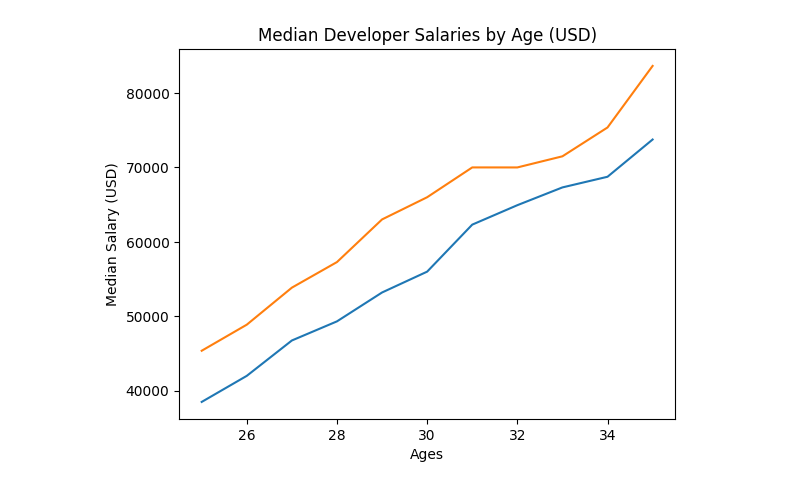
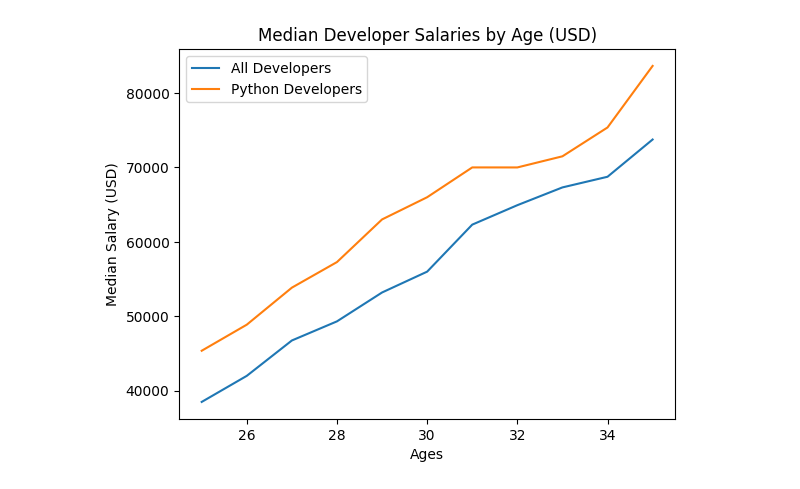
Before and after one commit to chocolate-sprinkles/Data-Analysis-Portfolio, a Jupyter notebook: python/practice/corey schafer/matplotlib p1.ipynb, the cells around one changed output. Saved outputs shown, nothing was run; the diff lists cells and outputs as text; code cells hidden in the pictures.

```diff
--- a/python/practice/corey schafer/matplotlib p1.ipynb
+++ b/python/practice/corey schafer/matplotlib p1.ipynb
@@ -14,9 +14,10 @@ js_dev_y = [37810,43515,46823,49293,53437,56373,62375,66674,68745,68746,74583]
 # %%
 plt.plot(dev_x,dev_y)
 plt.plot(py_dev_x,py_dev_y)
 plt.xlabel("Ages")
 plt.ylabel("Median Salary (USD)")
 plt.title("Median Developer Salaries by Age (USD)")
+plt.legend(["All Developers","Python Developers"])
 plt.show()
 # %% [output]
-[figure, old version]
+[figure, new version]
```
